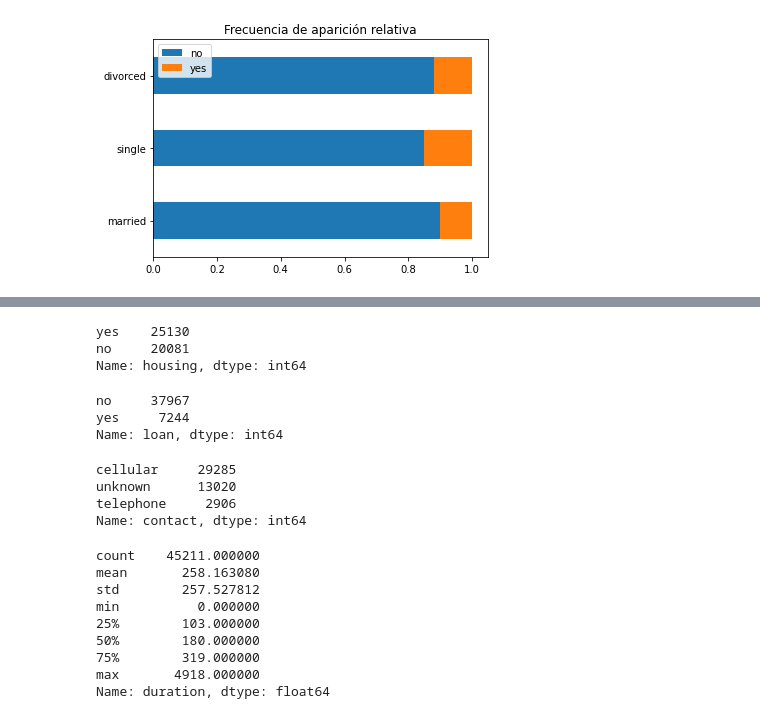
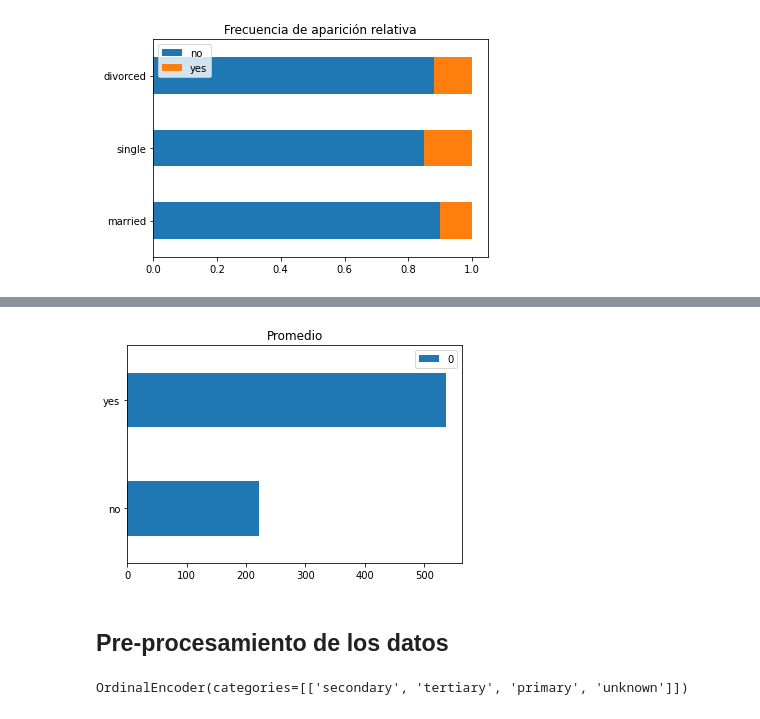
Before and after one commit to estebanhernandezr/Entregas-Semanales, a Jupyter notebook: AndreyEsteban_LizarazoHernandez_proyecto4.ipynb, the cells around one changed output, grey strips where cells are left out. Cells and saved outputs as stored; diff of their text form; code cells hidden in the pictures.

```diff
--- a/AndreyEsteban_LizarazoHernandez_proyecto4.ipynb
+++ b/AndreyEsteban_LizarazoHernandez_proyecto4.ipynb
@@ -148,31 +154,13 @@ Name: balance, dtype: float64
-# %%
-marketing_campaign_info['housing'].value_counts()
-# %% [output]
-yes    25130
-no     20081
-Name: housing, dtype: int64
-# %%
-marketing_campaign_info['loan'].value_counts()
-# %% [output]
-no     37967
-yes     7244
-Name: loan, dtype: int64
-# %%
-marketing_campaign_info['contact'].value_counts()
-# %% [output]
-cellular     29285
-unknown      13020
-telephone     2906
-Name: contact, dtype: int64
-# %%
-marketing_campaign_info['duration'].describe()
-# %% [output]
-count    45211.000000
-mean       258.163080
-std        257.527812
-min          0.000000
-25%        103.000000
-50%        180.000000
-75%        319.000000
-max       4918.000000
-Name: duration, dtype: float64
+# %%
+plot_mean_chart(marketing_campaign_info, 'y', 'duration')
+# %% [output]
+[figure, added]
+# %% [markdown]
+## **Pre-procesamiento de los datos**
+# %%
+encoder = OrdinalEncoder(categories=[pd.DataFrame(marketing_campaign_info['education'].value_counts()).index.values.tolist()])
+print(encoder)
+encoder.fit(marketing_campaign_info[["education"]])
+marketing_campaign_info['education'] = encoder.transform(marketing_campaign_info[["education"]])
+# %% [output]
+OrdinalEncoder(categories=[['secondary', 'tertiary', 'primary', 'unknown']])
```
Also changed, not shown: parts of 27 cells of this notebook.
